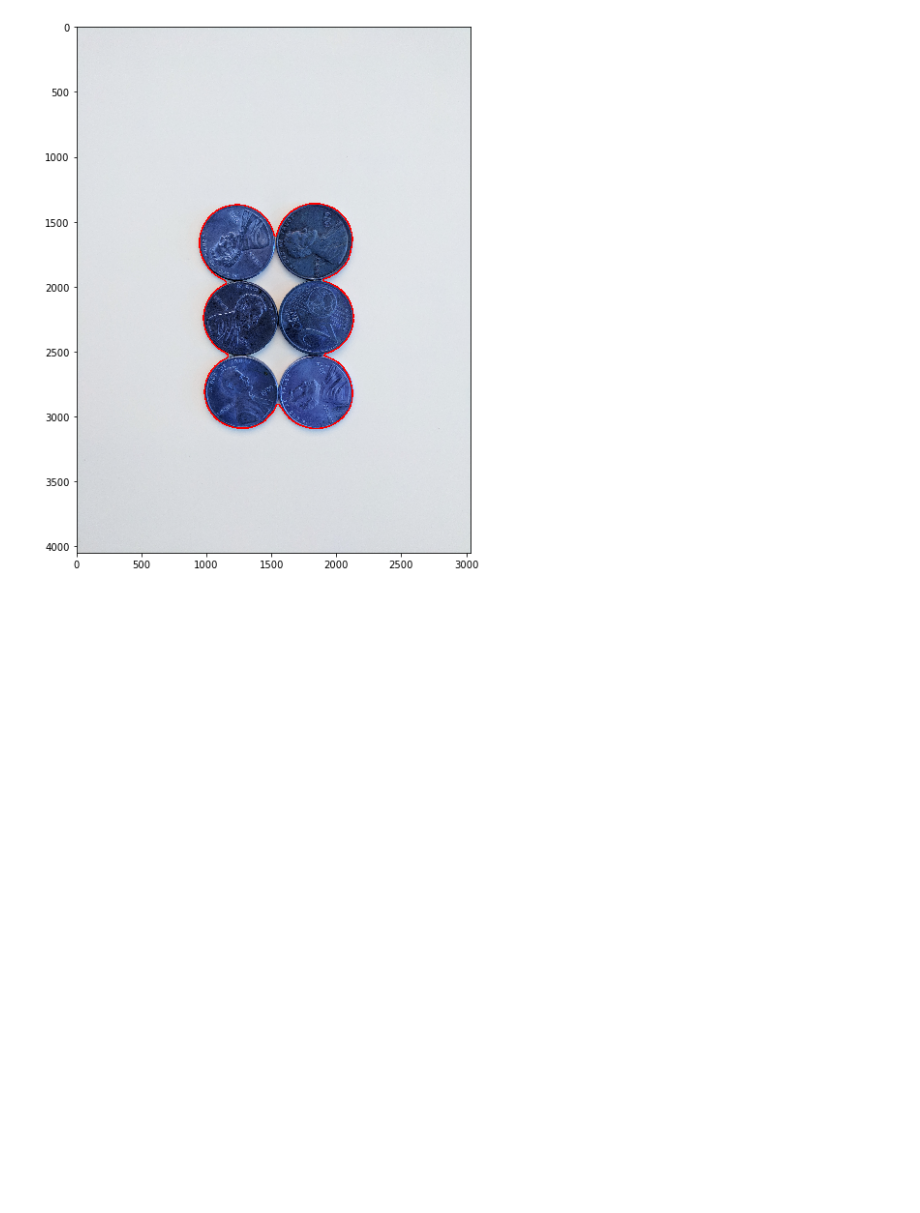
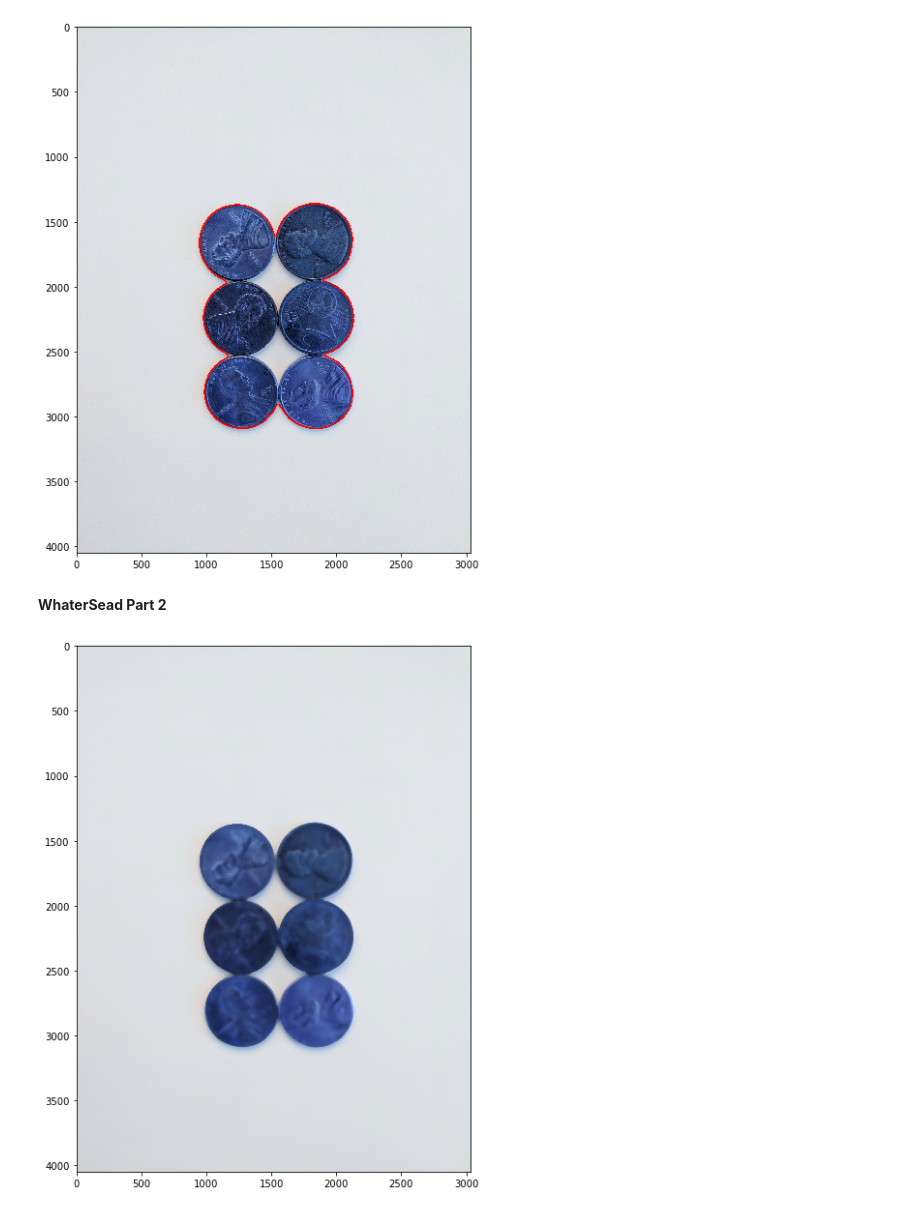
Before and after one commit to plamk/Computer-Vision-with-Python-Udemy, a Jupyter notebook: My-Solutions/S04-Object-Detection/50-watershed-algorithm.ipynb, the cells around one changed output. Drawn from its saved outputs; the diff is of its cells as text; code cells hidden in the pictures; blank space fills up the shorter version.

Commit message:
feat: wathershed second part

```diff
--- a/My-Solutions/S04-Object-Detection/50-watershed-algorithm.ipynb
+++ b/My-Solutions/S04-Object-Detection/50-watershed-algorithm.ipynb
@@ -49,3 +49,14 @@ for i in range(len(contours)):
 display(sep_coins)
 # %% [output]
 [figure]
+# %% [markdown]
+**WhaterSead Part 2**
+# %%
+img = cv2.imread('../../DATA/pennies.jpg')
+# %%
+#Aplly really strong blur (recomended 35 for this image):
+img = cv2.medianBlur(img,35)
+# %%
+display(img)
+# %% [output]
+[figure, added]
```
Also changed, not shown: parts of 26 cells of this notebook.
